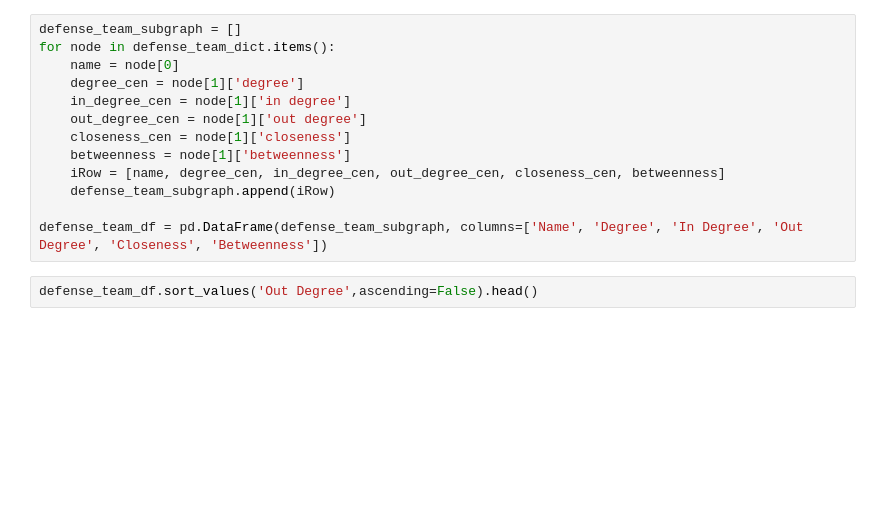
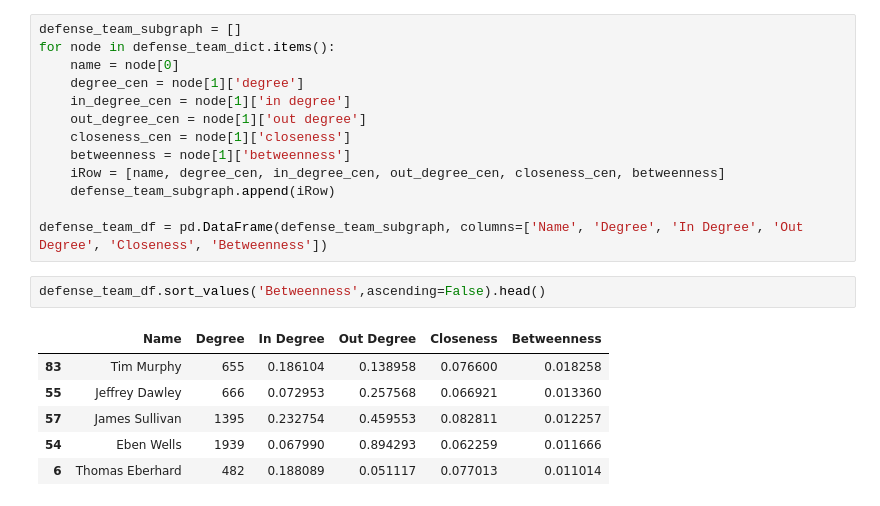
Before and after one commit to GeoJamesJones/GraphAnalysisDemo, a Jupyter notebook: Fun with Graphs!.ipynb, the cells around one changed output. Drawn from its saved outputs; the diff is of its cells as text; blank space fills up the shorter version.

```diff
--- a/Fun with Graphs!.ipynb
+++ b/Fun with Graphs!.ipynb
@@ -119,4 +141,11 @@ for node in defense_team_dict.items():
 
 defense_team_df = pd.DataFrame(defense_team_subgraph, columns=['Name', 'Degree', 'In Degree', 'Out Degree', 'Closeness', 'Betweenness'])
 # %%
-defense_team_df.sort_values('Out Degree',ascending=False).head()
+defense_team_df.sort_values('Betweenness',ascending=False).head()
+# %% [output]
+|  | Name | Degree | In Degree | Out Degree | Closeness | Betweenness |
+| 83 | Tim Murphy | 655 | 0.186104 | 0.138958 | 0.076600 | 0.018258 |
+| 55 | Jeffrey Dawley | 666 | 0.072953 | 0.257568 | 0.066921 | 0.013360 |
+| 57 | James Sullivan | 1395 | 0.232754 | 0.459553 | 0.082811 | 0.012257 |
+| 54 | Eben Wells | 1939 | 0.067990 | 0.894293 | 0.062259 | 0.011666 |
+| 6 | Thomas Eberhard | 482 | 0.188089 | 0.051117 | 0.077013 | 0.011014 |
```
Also changed, not shown: parts of 3 cells of this notebook, 4 other files.
